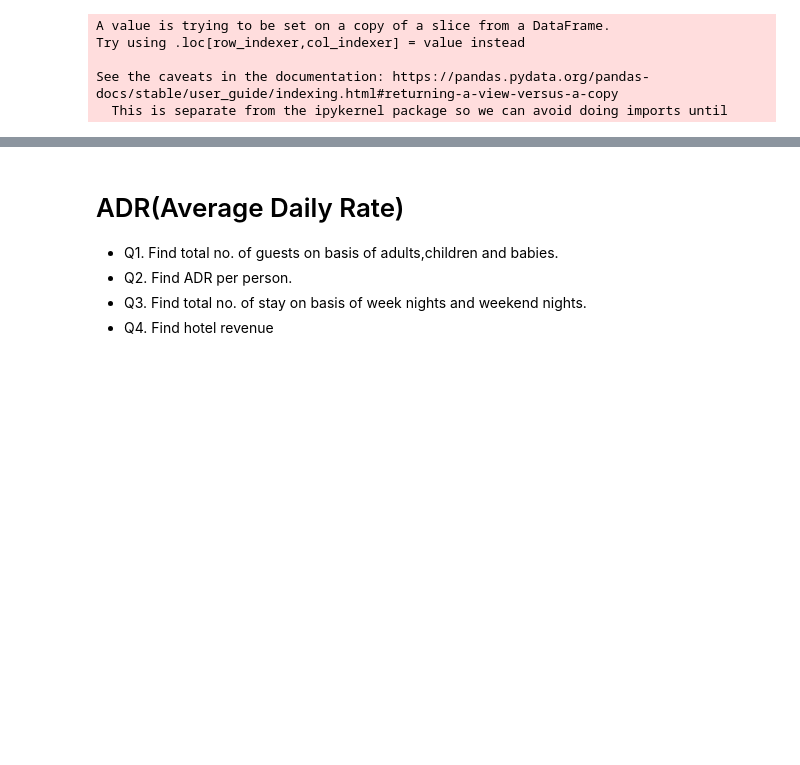
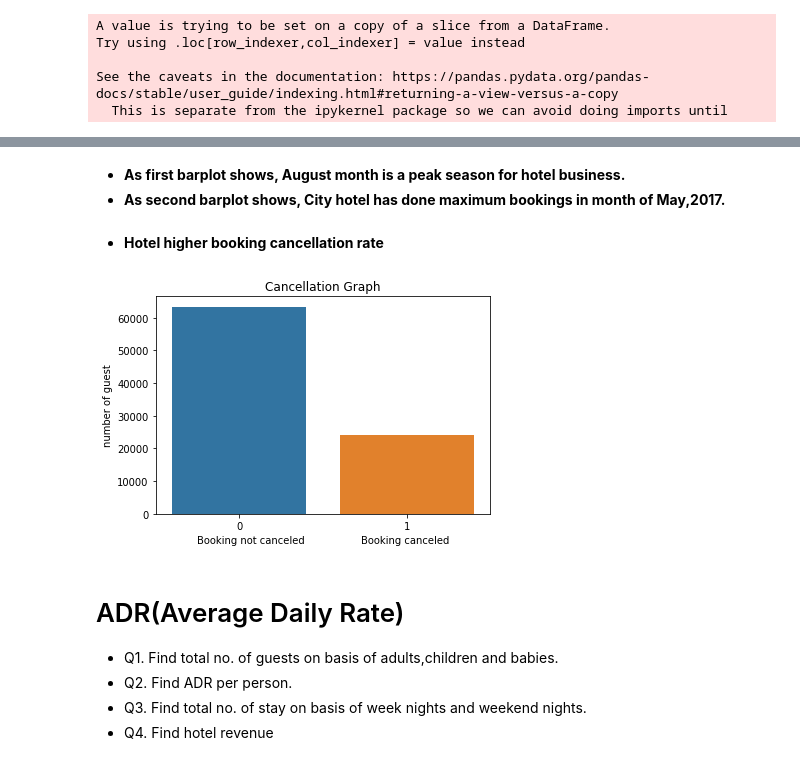
Before and after one commit to shyamsgadekar/EDA_HOTEL_BOOKING_ANALYSIS, a Jupyter notebook: Hotel_Booking_Analysis_SHYAM_GADEKAR_Capstone_Project.ipynb, the cells around one changed output, grey strips where cells are left out. Saved outputs shown, nothing was run; the diff lists cells and outputs as text; code cells hidden in the pictures; blank space fills up the shorter version.

```diff
--- a/Hotel_Booking_Analysis_SHYAM_GADEKAR_Capstone_Project.ipynb
+++ b/Hotel_Booking_Analysis_SHYAM_GADEKAR_Capstone_Project.ipynb
@@ -471,3 +521,21 @@ See the caveats in the documentation: https://pandas.pydata.org/pandas-docs/stab
+# %% [markdown]
+* **As first barplot shows, August month is a peak season for hotel business.**
+* **As second barplot shows, City hotel has done maximum bookings in month of May,2017.**
+# %% [markdown]
+* **Hotel higher booking cancellation rate**
+# %%
+#we find canceled counts
+cancellation_rate = df_hotel['is_canceled'].value_counts().reset_index()
+#Rename columns
+cancellation_rate.columns=['cancellation_graph','User']
+#plot graph
+sns.barplot(x=cancellation_rate['cancellation_graph'],y=cancellation_rate['User'],palette="tab10")
+plt.title("Cancellation Graph")
+plt.ylabel("number of guest")
+plt.xlabel("Booking not canceled                  Booking canceled")
+plt.show()
+# %% [output]
+[figure, added]
 # %% [markdown]
 # ADR(Average Daily Rate)
 * Q1. Find total no. of guests on basis of adults,children and babies.
```
Also changed, not shown: parts of 26 cells of this notebook.
